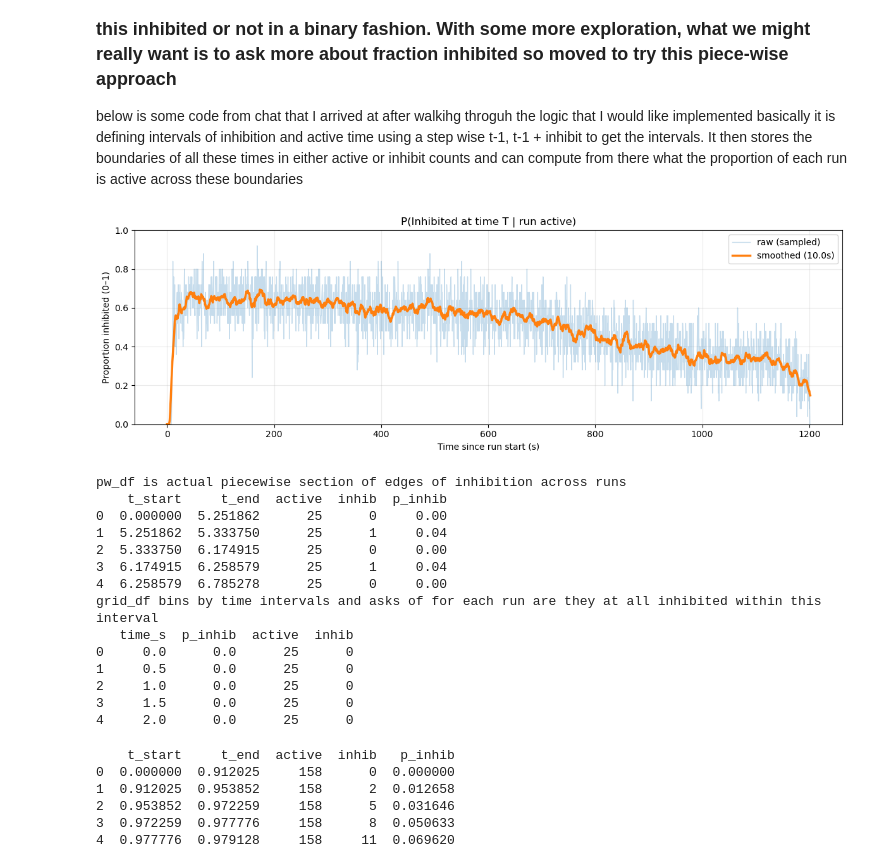
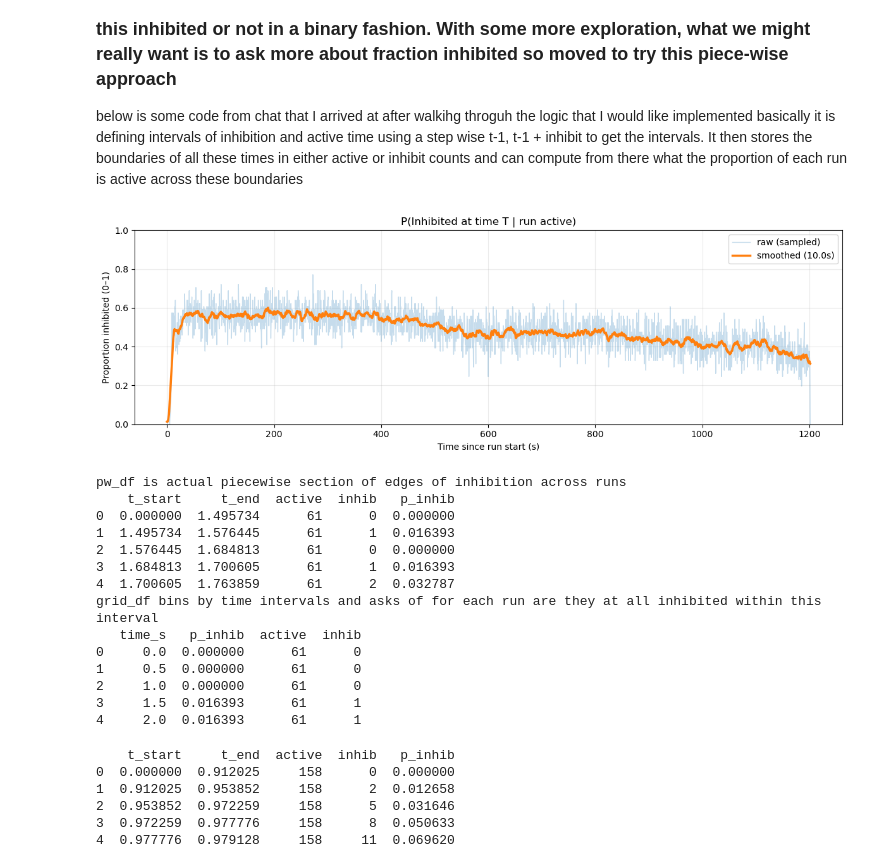
Before and after one commit to michaelstaiger/IFCBParticleSize, a Jupyter notebook: EmpyricalAnalysis/Notebooks/PiecewiseInhibitProbability.ipynb, the cells around one changed output. Saved outputs shown, nothing was run; the diff lists cells and outputs as text; code cells hidden in the pictures.

```diff
--- a/EmpyricalAnalysis/Notebooks/PiecewiseInhibitProbability.ipynb
+++ b/EmpyricalAnalysis/Notebooks/PiecewiseInhibitProbability.ipynb
@@ -402,36 +402,36 @@ def plot_probability_stack(
     plt.show()
     return fig, axes
 # %%
-data_dir = "/Users/michaelstaiger/Desktop/gitRepos/IFCBParticleSize/EmpyricalAnalysis/IFCBData/fixed/alexFixed/FixedAlex/merged"
+data_dir = "/Users/michaelstaiger/Desktop/gitRepos/IFCBParticleSize/EmpyricalAnalysis/IFCBData/nauset/20240429/nauset/merged"
 
 pw_df, grid_df = compute_and_plot_probability(
     data_dir=data_dir,
     pattern="*.csv",   # optional, if you want to target only these
     sample_dt=0.5,              # 1-second sampling for plotting
     smooth_window_s=10.0,      # strong smoothing (e.g., 10 s)
     max_files=None,
    #save_path = "../Figs/dilexp/PropInhibibBeadsTest2.png"
 )
 print("pw_df is actual piecewise section of edges of inhibition across runs")
 print(pw_df.head())
 print("grid_df bins by time intervals and asks of for each run are they at all inhibited within this interval")
 print(grid_df.head())
 # %% [output]
-[figure, old version]
+[figure, new version]
 pw_df is actual piecewise section of edges of inhibition across runs
-    t_start     t_end  active  inhib  p_inhib
-0  0.000000  5.251862      25      0     0.00
-1  5.251862  5.333750      25      1     0.04
-2  5.333750  6.174915      25      0     0.00
-3  6.174915  6.258579      25      1     0.04
-4  6.258579  6.785278      25      0     0.00
+    t_start     t_end  active  inhib   p_inhib
+0  0.000000  1.495734      61      0  0.000000
+1  1.495734  1.576445      61      1  0.016393
+2  1.576445  1.684813      61      0  0.000000
+3  1.684813  1.700605      61      1  0.016393
+4  1.700605  1.763859      61      2  0.032787
 grid_df bins by time intervals and asks of for each run are they at all inhibited within this interval
-   time_s  p_inhib  active  inhib
-0     0.0      0.0      25      0
-1     0.5      0.0      25      0
-2     1.0      0.0      25      0
-3     1.5      0.0      25      0
-4     2.0      0.0      25      0
+   time_s   p_inhib  active  inhib
+0     0.0  0.000000      61      0
+1     0.5  0.000000      61      0
+2     1.0  0.000000      61      0
+3     1.5  0.016393      61      1
+4     2.0  0.016393      61      1
 # %%
 print(pw_df.head())
 
```
Also changed, not shown: parts of 2 cells of this notebook, 5 other files.
